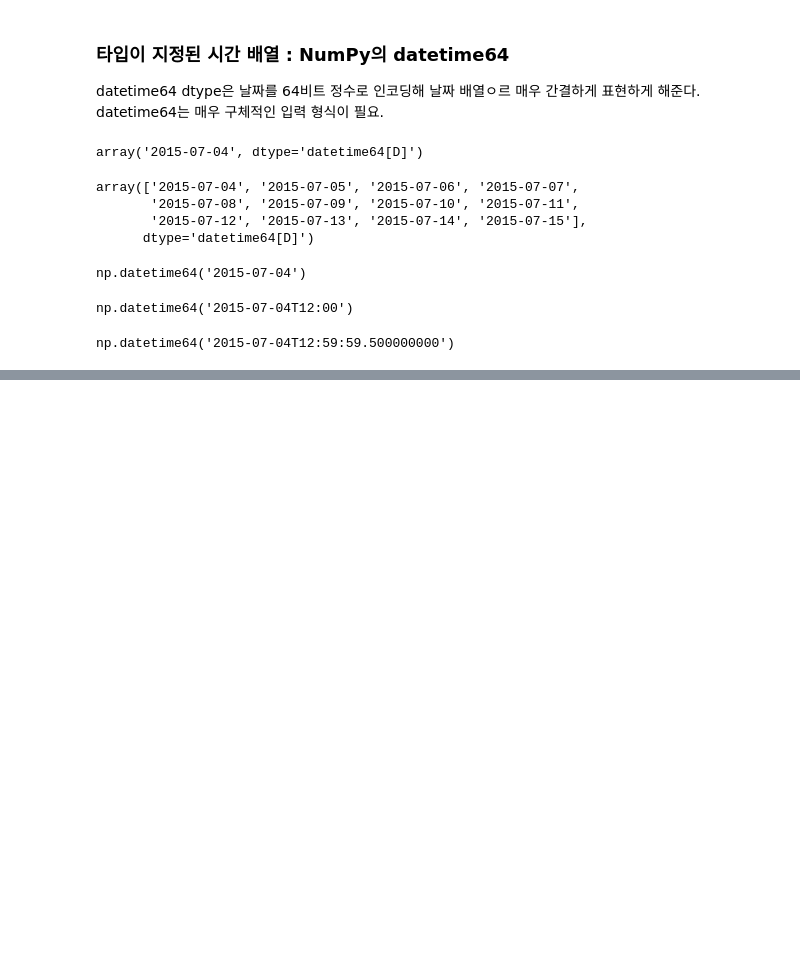
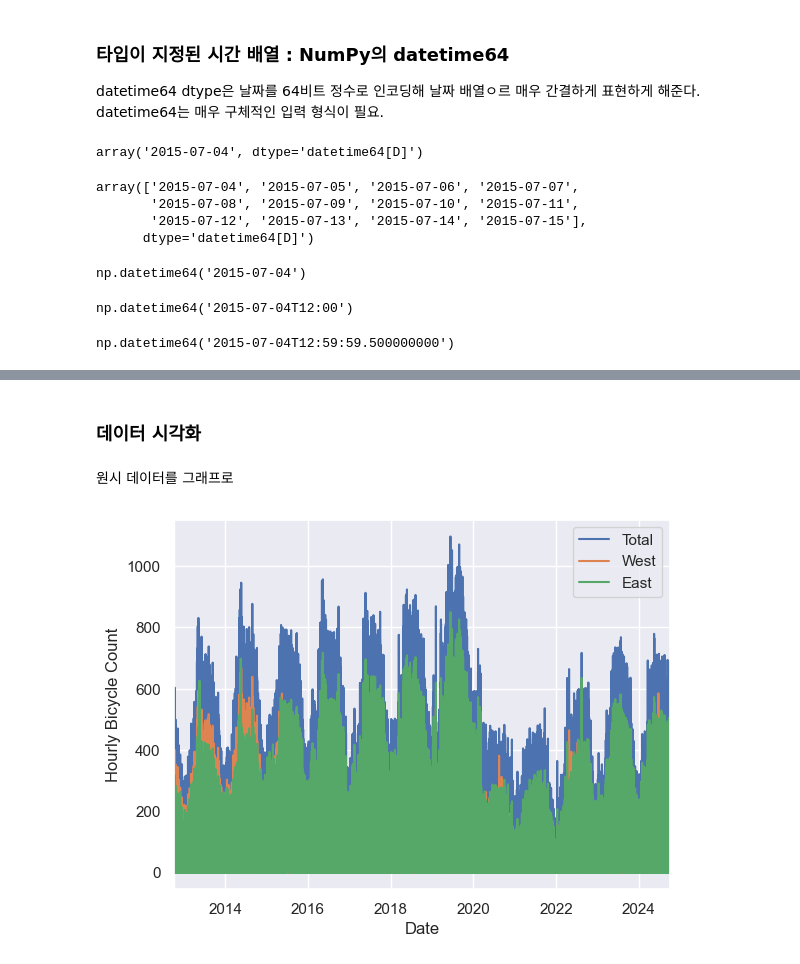
Before and after one commit to iambean-git/K_Digital_8_workspace, a Jupyter notebook: workspace_python_AI/study/chap03/03_11_Working-with-Time-Series.ipynb, the cells around one changed output, grey strips where cells are left out. Saved outputs shown, nothing was run; the diff lists cells and outputs as text; code cells hidden in the pictures; blank space fills up the shorter version.

```diff
--- a/workspace_python_AI/study/chap03/03_11_Working-with-Time-Series.ipynb
+++ b/workspace_python_AI/study/chap03/03_11_Working-with-Time-Series.ipynb
@@ -65,0 +200,3 @@ np.datetime64('2015-07-04T12:59:59.500000000')
+# %%
+data = pd.read_csv('FremontBridge.csv', index_col='Date', parse_dates=True)
+data.head()
@@ -65,0 +213,4 @@ np.datetime64('2015-07-04T12:59:59.500000000')
+# %%
+# data.columns = ['West', 'East']
+# data['Total'] = data.eval('West + East')
+data.columns = ['Total', 'West', 'East']
@@ -65,0 +239,4 @@ np.datetime64('2015-07-04T12:59:59.500000000')
+# %% [markdown]
+### 데이터 시각화
+# %% [markdown]
+원시 데이터를 그래프로
@@ -65,0 +247,5 @@ np.datetime64('2015-07-04T12:59:59.500000000')
+# %%
+data.plot()
+plt.ylabel('Hourly Bicycle Count');
+# %% [output]
+[figure, added]
```
Also changed, not shown: parts of 32 cells of this notebook, 2 other files.
